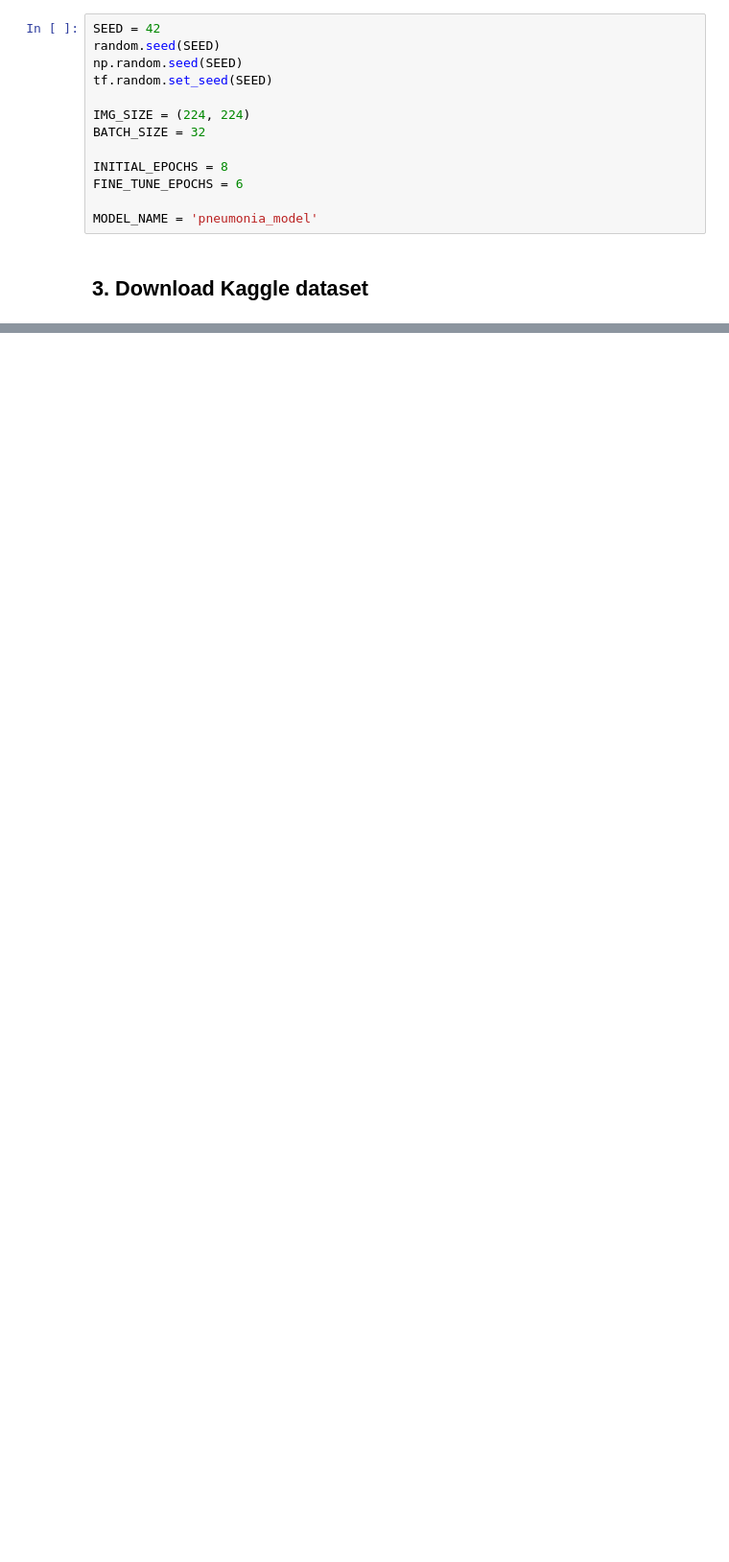
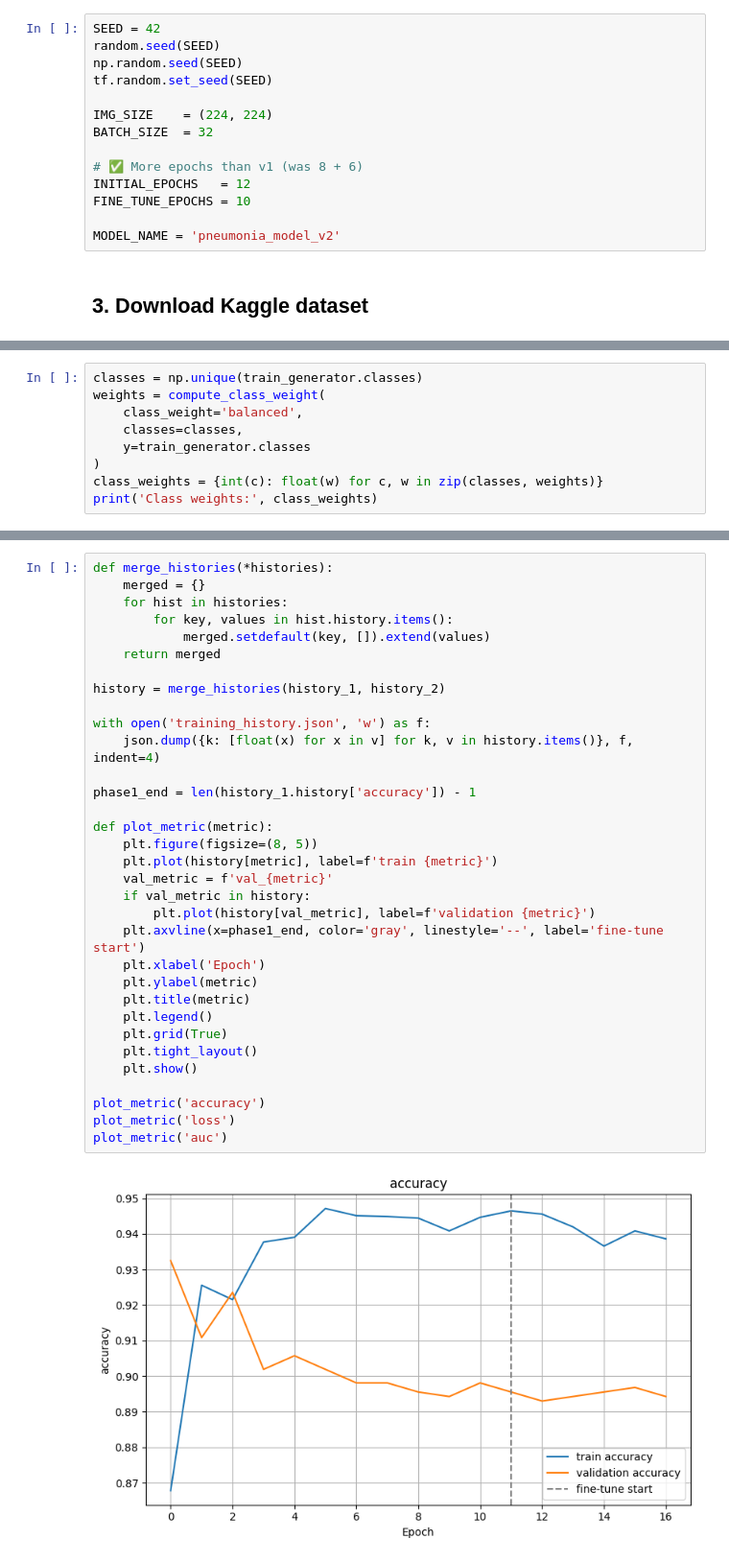
Before and after one commit to issamsensi/Pneumonie-Detector, a Jupyter notebook: model/pneumonia_model.ipynb, the cells around one changed output, grey strips where cells are left out. Shown at 96% size. Cells and saved outputs as stored; diff of their text form; blank space fills up the shorter version.

```diff
--- a/model/pneumonia_model.ipynb
+++ b/model/pneumonia_model.ipynb
@@ -44,12 +61,13 @@ random.seed(SEED)
 np.random.seed(SEED)
 tf.random.set_seed(SEED)
 
-IMG_SIZE = (224, 224)
-BATCH_SIZE = 32
+IMG_SIZE    = (224, 224)
+BATCH_SIZE  = 32
 
-INITIAL_EPOCHS = 8
-FINE_TUNE_EPOCHS = 6
+# ✅ More epochs than v1 (was 8 + 6)
+INITIAL_EPOCHS   = 12
+FINE_TUNE_EPOCHS = 10
 
-MODEL_NAME = 'pneumonia_model'
+MODEL_NAME = 'pneumonia_model_v2'
 # %% [markdown]
 ## 3. Download Kaggle dataset
@@ -581,0 +227,9 @@ Downloading: class_indices.json
+# %%
+classes = np.unique(train_generator.classes)
+weights = compute_class_weight(
+    class_weight='balanced',
+    classes=classes,
+    y=train_generator.classes
+)
+class_weights = {int(c): float(w) for c, w in zip(classes, weights)}
+print('Class weights:', class_weights)
@@ -581,0 +405,35 @@ Downloading: class_indices.json
+# %%
+def merge_histories(*histories):
+    merged = {}
+    for hist in histories:
+        for key, values in hist.history.items():
+            merged.setdefault(key, []).extend(values)
+    return merged
+
+history = merge_histories(history_1, history_2)
+
+with open('training_history.json', 'w') as f:
+    json.dump({k: [float(x) for x in v] for k, v in history.items()}, f, indent=4)
+
+phase1_end = len(history_1.history['accuracy']) - 1
+
+def plot_metric(metric):
+    plt.figure(figsize=(8, 5))
+    plt.plot(history[metric], label=f'train {metric}')
+    val_metric = f'val_{metric}'
+    if val_metric in history:
+        plt.plot(history[val_metric], label=f'validation {metric}')
+    plt.axvline(x=phase1_end, color='gray', linestyle='--', label='fine-tune start')
+    plt.xlabel('Epoch')
+    plt.ylabel(metric)
+    plt.title(metric)
+    plt.legend()
+    plt.grid(True)
+    plt.tight_layout()
+    plt.show()
+
+plot_metric('accuracy')
+plot_metric('loss')
+plot_metric('auc')
+# %% [output]
+[figure, added]
```
Also changed, not shown: parts of 59 cells of this notebook, 8 other files.
